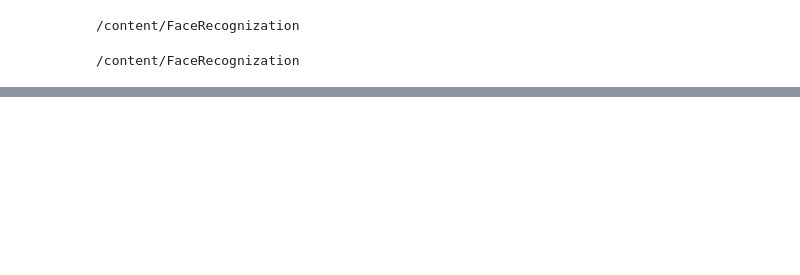
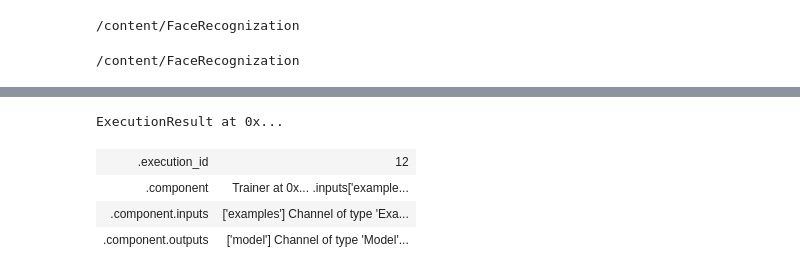
Before and after one commit to yeaung276/FaceRecognization, a Jupyter notebook: pipeline/Interactive_pipeline.ipynb, the cells around one changed output, grey strips where cells are left out. Cells and saved outputs as stored; diff of their text form; code cells hidden in the pictures; blank space fills up the shorter version.

```diff
--- a/pipeline/Interactive_pipeline.ipynb
+++ b/pipeline/Interactive_pipeline.ipynb
@@ -82,0 +116,12 @@ ExecutionResult at 0x...
+# %%
+from tfx.components import Trainer
+from tfx.proto import trainer_pb2
+
+trainer = Trainer(
+      module_file='./pipeline/trainer/module_file.py',
+      examples=encoding_gen.outputs['output'],
+      hyperparameters=hyperparameter.outputs['result'],
+      train_args=trainer_pb2.TrainArgs(num_steps=100),
+      eval_args=trainer_pb2.EvalArgs(num_steps=5))
+context.run(trainer)
+# %% [output]
@@ -82,0 +135,5 @@ ExecutionResult at 0x...
+ExecutionResult at 0x...
+| .execution_id | 12 |
+| .component | Trainer at 0x... .inputs['example... |
+| .component.inputs | ['examples'] Channel of type 'Exa... |
+| .component.outputs | ['model'] Channel of type 'Model'... |
```
Also changed, not shown: parts of 10 cells of this notebook, 1 other file.
